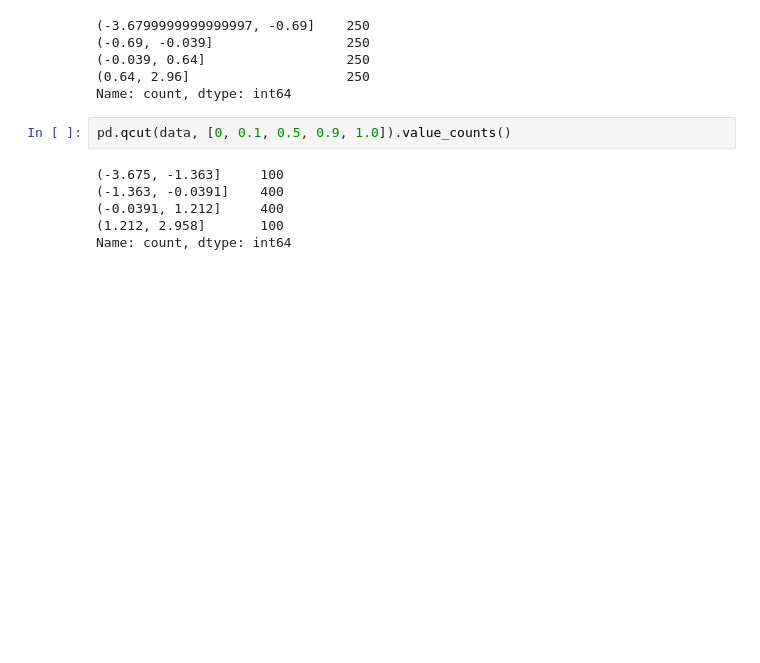
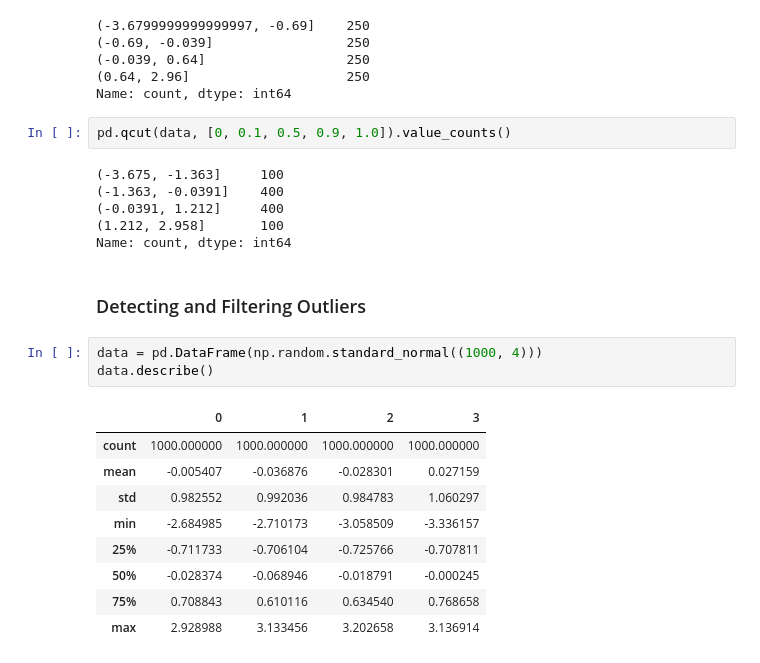
Before and after one commit to MottuqeBrid/learn-DA, a Jupyter notebook: 7 Data Cleaning and Preparation.ipynb, the cells around one changed output. Cells and saved outputs as stored; diff of their text form; blank space fills up the shorter version.

Commit message:
Add outlier detection and filtering section with examples and visualizations

```diff
--- a/7 Data Cleaning and Preparation.ipynb
+++ b/7 Data Cleaning and Preparation.ipynb
@@ -547,3 +547,18 @@ pd.qcut(data, [0, 0.1, 0.5, 0.9, 1.0]).value_counts()
 (-0.0391, 1.212]     400
 (1.212, 2.958]       100
 Name: count, dtype: int64
+# %% [markdown]
+### Detecting and Filtering Outliers
+# %%
+data = pd.DataFrame(np.random.standard_normal((1000, 4)))
+data.describe()
+# %% [output]
+|  | 0 | 1 | 2 | 3 |
+| count | 1000.000000 | 1000.000000 | 1000.000000 | 1000.000000 |
+| mean | -0.005407 | -0.036876 | -0.028301 | 0.027159 |
+| std | 0.982552 | 0.992036 | 0.984783 | 1.060297 |
+| min | -2.684985 | -2.710173 | -3.058509 | -3.336157 |
+| 25% | -0.711733 | -0.706104 | -0.725766 | -0.707811 |
+| 50% | -0.028374 | -0.068946 | -0.018791 | -0.000245 |
+| 75% | 0.708843 | 0.610116 | 0.634540 | 0.768658 |
+| max | 2.928988 | 3.133456 | 3.202658 | 3.136914 |
```
Also changed, not shown: parts of 4 cells of this notebook.
